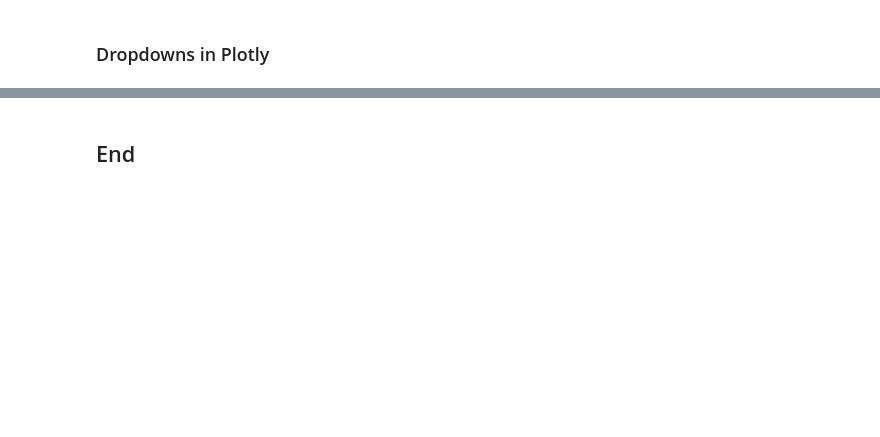
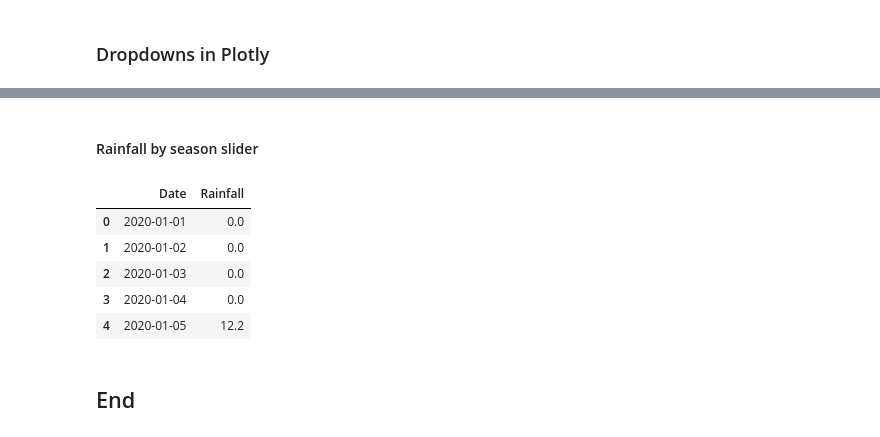
Before and after one commit to alona808/data_viz_plotly, a Jupyter notebook: data_viz_plotly_intro.ipynb, the cells around one changed output, grey strips where cells are left out. Cells and saved outputs as stored; diff of their text form; code cells hidden in the pictures; blank space fills up the shorter version.

```diff
--- a/data_viz_plotly_intro.ipynb
+++ b/data_viz_plotly_intro.ipynb
@@ -954,3 +982,14 @@ fig.show();
+# %% [markdown]
+#### Rainfall by season slider
+# %%
+df_rain.head()
+# %% [output]
+|  | Date | Rainfall |
+| 0 | 2020-01-01 | 0.0 |
+| 1 | 2020-01-02 | 0.0 |
+| 2 | 2020-01-03 | 0.0 |
+| 3 | 2020-01-04 | 0.0 |
+| 4 | 2020-01-05 | 12.2 |
 # %%
 # penguins = pd.read_csv(os.path.join(path_to_raw_data, file_penguins))
 #                             #  ,encoding='ISO-8859-1') # or use that: encoding='cp1252'
```
Also changed, not shown: parts of 17 cells of this notebook.
